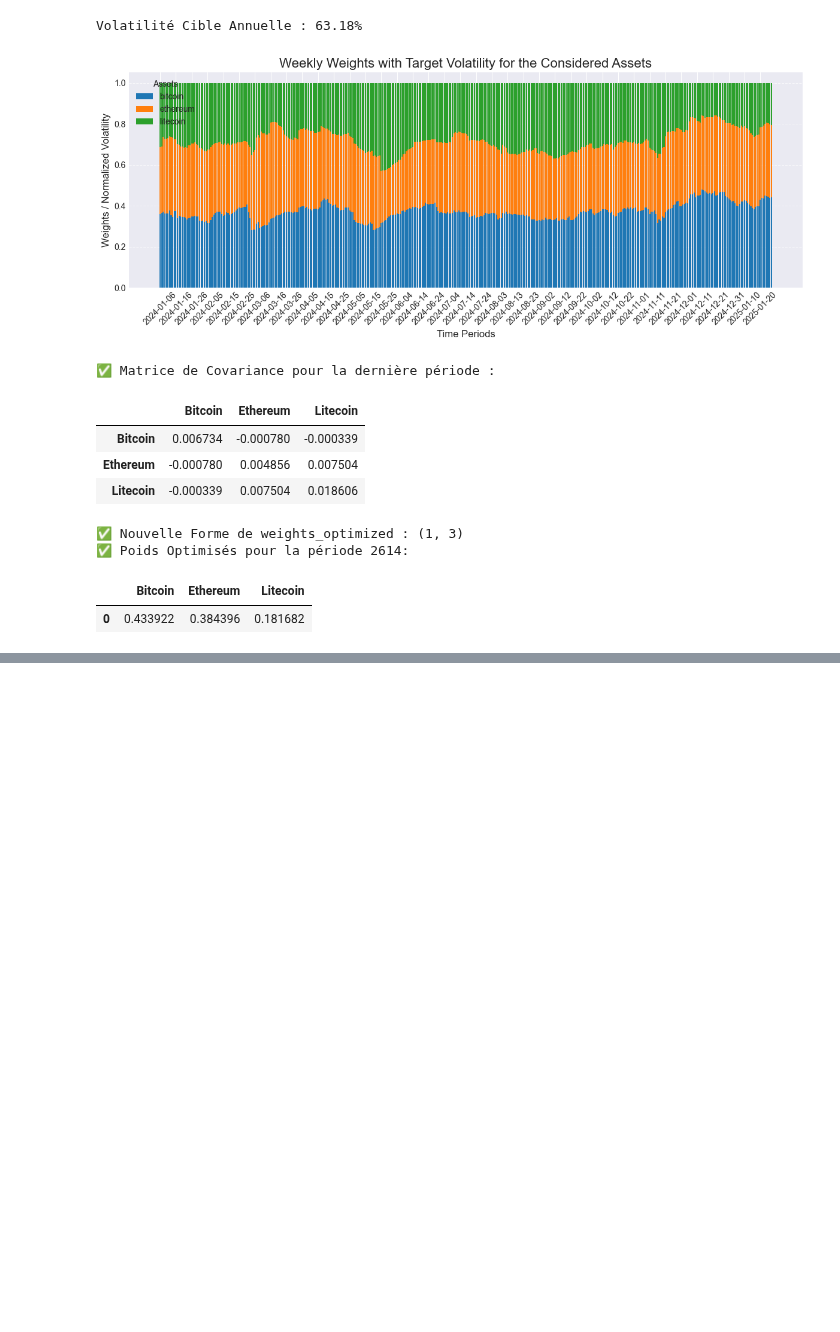
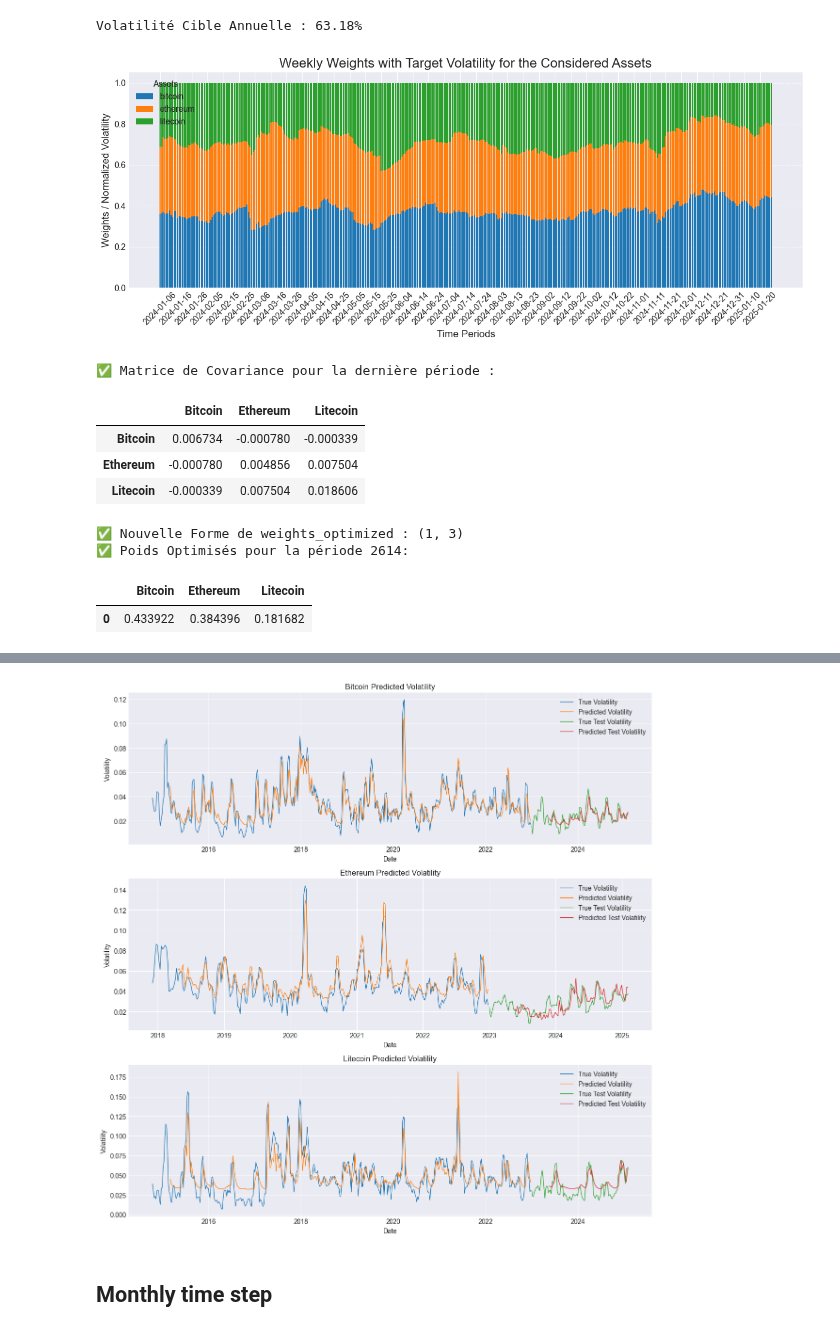
Before and after one commit to emmaebrl/crypto-volatility-lab, a Jupyter notebook: sandbox/all_currencies.ipynb, the cells around one changed output, grey strips where cells are left out. Drawn from its saved outputs; the diff is of its cells as text; code cells hidden in the pictures; blank space fills up the shorter version.

Commit message:
model

```diff
--- a/sandbox/all_currencies.ipynb
+++ b/sandbox/all_currencies.ipynb
@@ -946,0 +954,10 @@ display(weights_optimized)
+# %%
+# Train and test split
+bitcoin_train_weekly = bitcoin_weekly[bitcoin_weekly.index < test_start_date]
+bitcoin_test_weekly = bitcoin_weekly[bitcoin_weekly.index >= test_start_date]
+
+ethereum_train_weekly = ethereum_weekly[ethereum_weekly.index < test_start_date]
+ethereum_test_weekly = ethereum_weekly[ethereum_weekly.index >= test_start_date]
+
+litecoin_train_weekly = litecoin_weekly[litecoin_weekly.index < test_start_date]
+litecoin_test_weekly = litecoin_weekly[litecoin_weekly.index >= test_start_date]
@@ -946,0 +976,9 @@ display(weights_optimized)
+# %%
+bitcoin_pipeline = LSTMPipeline(forecast_horizon=1, epochs=50, batch_size=32, validation_split=0.1, normalize=True, lookback=20)
+bitcoin_model = bitcoin_pipeline.fit(bitcoin_train_weekly[features].values, bitcoin_train_weekly["Volatility"].values.astype(np.float64))
+
+ethereum_pipeline = LSTMPipeline(forecast_horizon=1, epochs=50, batch_size=32, validation_split=0.1, dropout_rate=0, normalize=True, lookback=20)
+ethereum_model= ethereum_pipeline.fit(ethereum_train_weekly[features].values, ethereum_train_weekly["Volatility"].values.astype(np.float64))
+
+litecoin_pipeline = LSTMPipeline(forecast_horizon=1, epochs=50, batch_size=32, validation_split=0.1, normalize=True, lookback=20)
+litecoin_model= litecoin_pipeline.fit(ethereum_train_weekly[features].values, ethereum_train_weekly["Volatility"].values.astype(np.float64))
@@ -946,0 +1030,24 @@ display(weights_optimized)
+# %%
+def predict_and_plot(pipeline, train_data, test_data, ax, title):
+    y_pred_train = pipeline.predict(train_data[features].values)
+    y_pred_test = pipeline.predict(test_data[features].values)
+
+    ax.plot(train_data.index, train_data["Volatility"], label="True Volatility", linewidth=0.9)
+    ax.plot(train_data.index[-len(y_pred_train):], y_pred_train, label="Predicted Volatility",  linewidth=0.9)
+    ax.plot(test_data.index, test_data["Volatility"], label="True Test Volatility",  linewidth=0.9)
+    ax.plot(test_data.index[-len(y_pred_test):], y_pred_test, label="Predicted Test Volatility",  linewidth=0.9)
+    ax.set_title(title)
+    ax.set_xlabel("Date")
+    ax.set_ylabel("Volatility")
+    ax.legend()
+    return y_pred_train, y_pred_test
+
+fig, ax = plt.subplots(3, 1, figsize=(12, 12))
+
+y_pred_bitcoin_train, y_pred_bitcoin_test = predict_and_plot(bitcoin_pipeline, bitcoin_train_weekly, bitcoin_test_weekly, ax[0], "Bitcoin Predicted Volatility")
+y_pred_ethereum_train, y_pred_ethereum_test = predict_and_plot(ethereum_pipeline, ethereum_train_weekly, ethereum_test_weekly, ax[1], "Ethereum Predicted Volatility")
+y_pred_litecoin_train, y_pred_litecoin_test = predict_and_plot(litecoin_pipeline, litecoin_train_weekly, litecoin_test_weekly, ax[2], "Litecoin Predicted Volatility")
+
+plt.tight_layout()
+plt.show()
+# %% [output]
@@ -946,0 +1060,3 @@ display(weights_optimized)
+[figure, added]
+# %% [markdown]
+## Monthly time step
```
Also changed, not shown: parts of 28 cells of this notebook.
